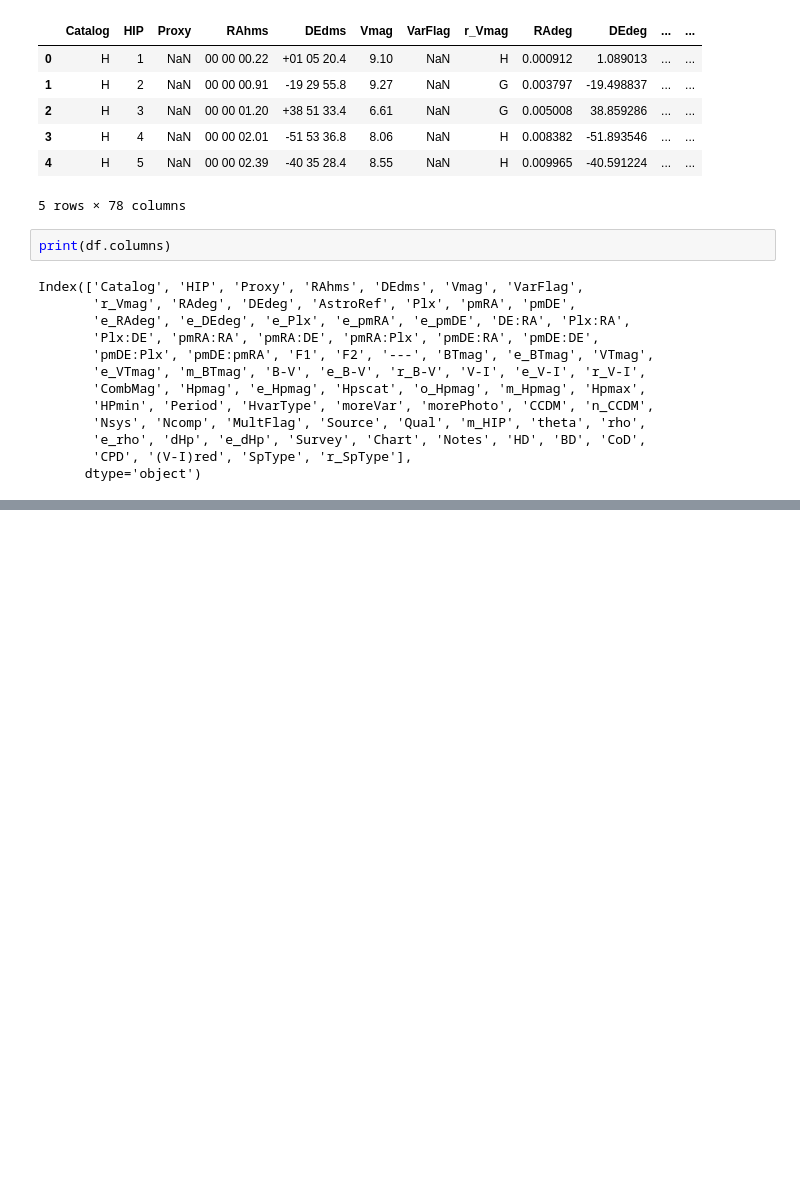
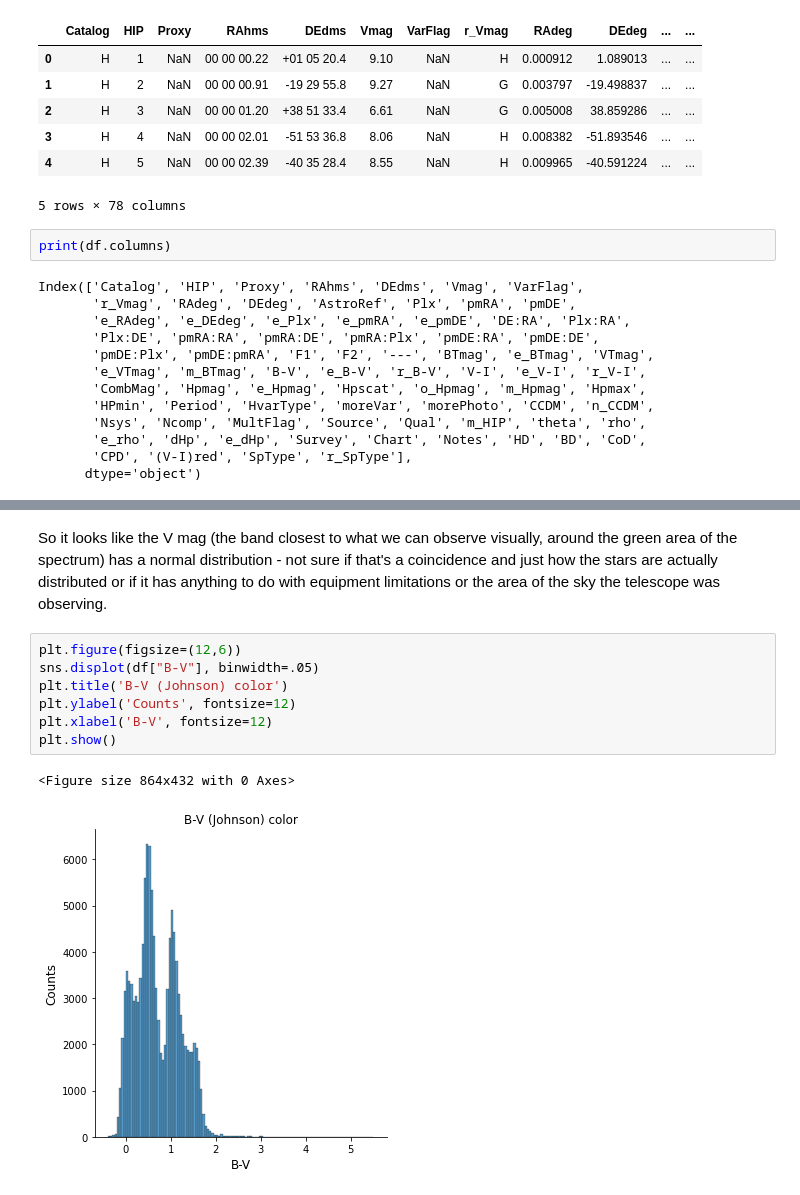
Before and after one commit to mdadighat/DataScience, a Jupyter notebook: HipparcosExploration.ipynb, the cells around one changed output, grey strips where cells are left out. Saved outputs shown, nothing was run; the diff lists cells and outputs as text; blank space fills up the shorter version.

```diff
--- a/HipparcosExploration.ipynb
+++ b/HipparcosExploration.ipynb
@@ -405,0 +82,12 @@ The source of the spectral type. The flag indicates the source as follows:
+# %% [markdown]
+So it looks like the V mag (the band closest to what we can observe visually, around the green area of the spectrum) has a normal distribution - not sure if that's a coincidence and just how the stars are actually distributed or if it has anything to do with equipment limitations or the area of the sky the telescope was observing.
+# %%
+plt.figure(figsize=(12,6))
+sns.displot(df["B-V"], binwidth=.05)
+plt.title('B-V (Johnson) color')
+plt.ylabel('Counts', fontsize=12)
+plt.xlabel('B-V', fontsize=12)
+plt.show()
+# %% [output]
+<Figure size 864x432 with 0 Axes>
+[figure, added]
```
Also changed, not shown: parts of 28 cells of this notebook, 1 other file.
